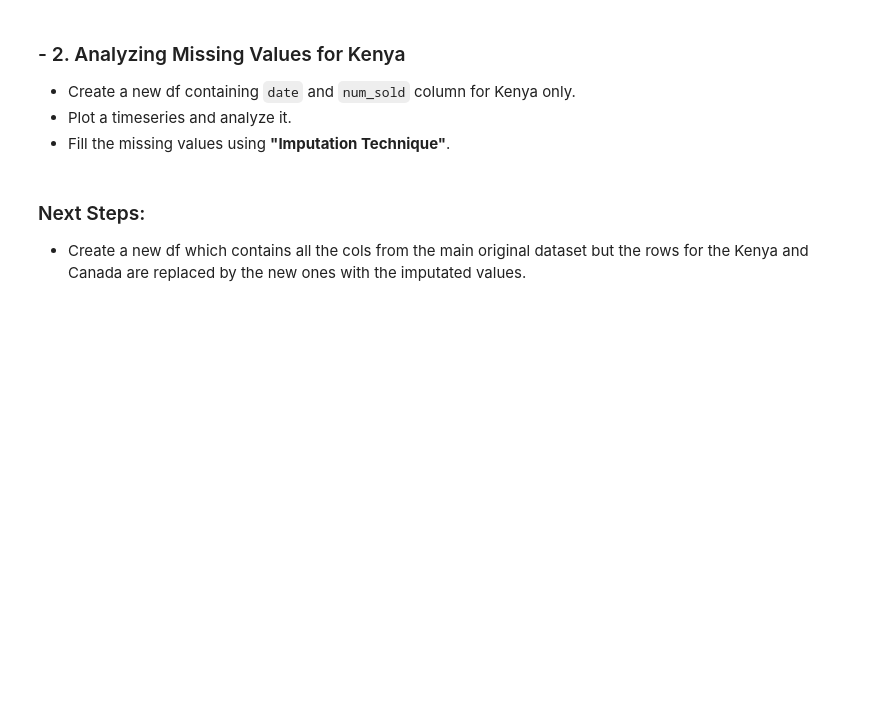
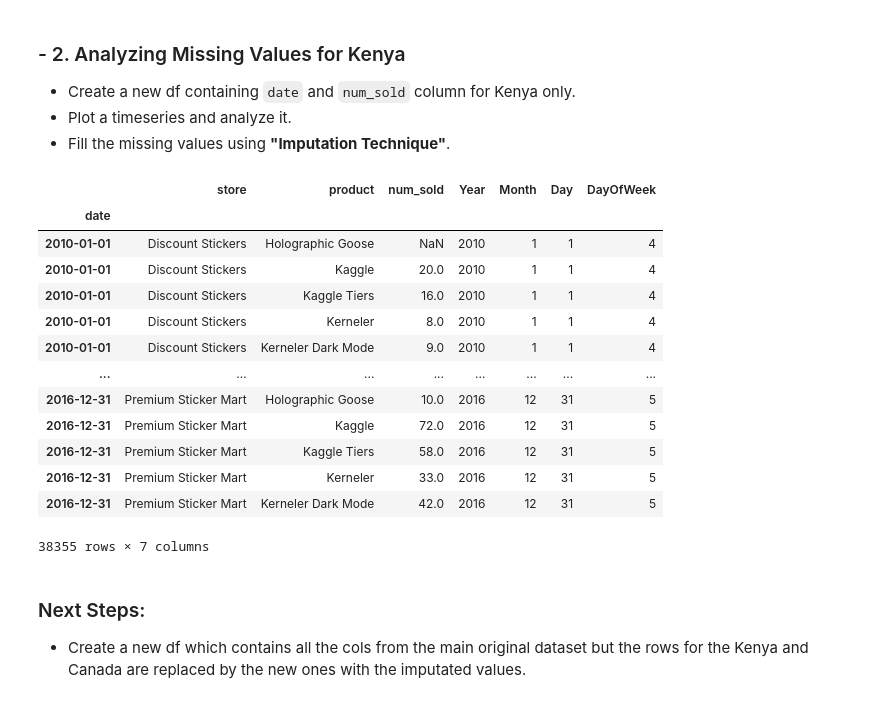
Before and after one commit to tselane2110/ML-Specialization, a Jupyter notebook: StickerSalesForecasting.ipynb, the cells around one changed output. Saved outputs shown, nothing was run; the diff lists cells and outputs as text; code cells hidden in the pictures; blank space fills up the shorter version.

```diff
--- a/StickerSalesForecasting.ipynb
+++ b/StickerSalesForecasting.ipynb
@@ -219,3 +271,25 @@ dtype: int64}
+# %%
+# analyzing missing values for Kenya
+
+cols = ['store', 'product', 'num_sold', 'Year', 'Month', 'Day', 'DayOfWeek']
+
+df_kenya = df.loc[df['country'] == 'Kenya', cols]
+df_kenya
+# %% [output]
+|  | store | product | num_sold | Year | Month | Day | DayOfWeek |
+| date |  |  |  |  |  |  |  |
+| 2010-01-01 | Discount Stickers | Holographic Goose | NaN | 2010 | 1 | 1 | 4 |
+| 2010-01-01 | Discount Stickers | Kaggle | 20.0 | 2010 | 1 | 1 | 4 |
+| 2010-01-01 | Discount Stickers | Kaggle Tiers | 16.0 | 2010 | 1 | 1 | 4 |
+| 2010-01-01 | Discount Stickers | Kerneler | 8.0 | 2010 | 1 | 1 | 4 |
+| 2010-01-01 | Discount Stickers | Kerneler Dark Mode | 9.0 | 2010 | 1 | 1 | 4 |
+| ... | ... | ... | ... | ... | ... | ... | ... |
+| 2016-12-31 | Premium Sticker Mart | Holographic Goose | 10.0 | 2016 | 12 | 31 | 5 |
+| 2016-12-31 | Premium Sticker Mart | Kaggle | 72.0 | 2016 | 12 | 31 | 5 |
+| 2016-12-31 | Premium Sticker Mart | Kaggle Tiers | 58.0 | 2016 | 12 | 31 | 5 |
+| 2016-12-31 | Premium Sticker Mart | Kerneler | 33.0 | 2016 | 12 | 31 | 5 |
+| 2016-12-31 | Premium Sticker Mart | Kerneler Dark Mode | 42.0 | 2016 | 12 | 31 | 5 |
+38355 rows × 7 columns
 # %% [markdown]
 ### Next Steps:
 
```
Also changed, not shown: parts of 16 cells of this notebook.
